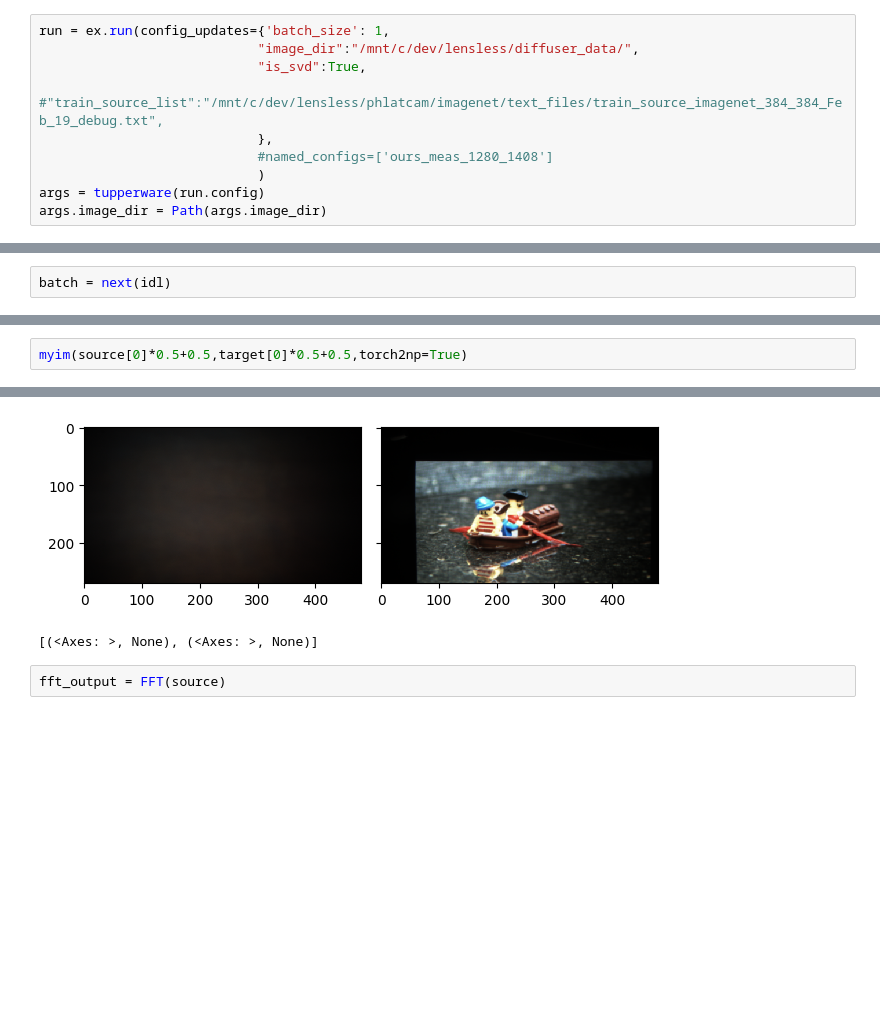
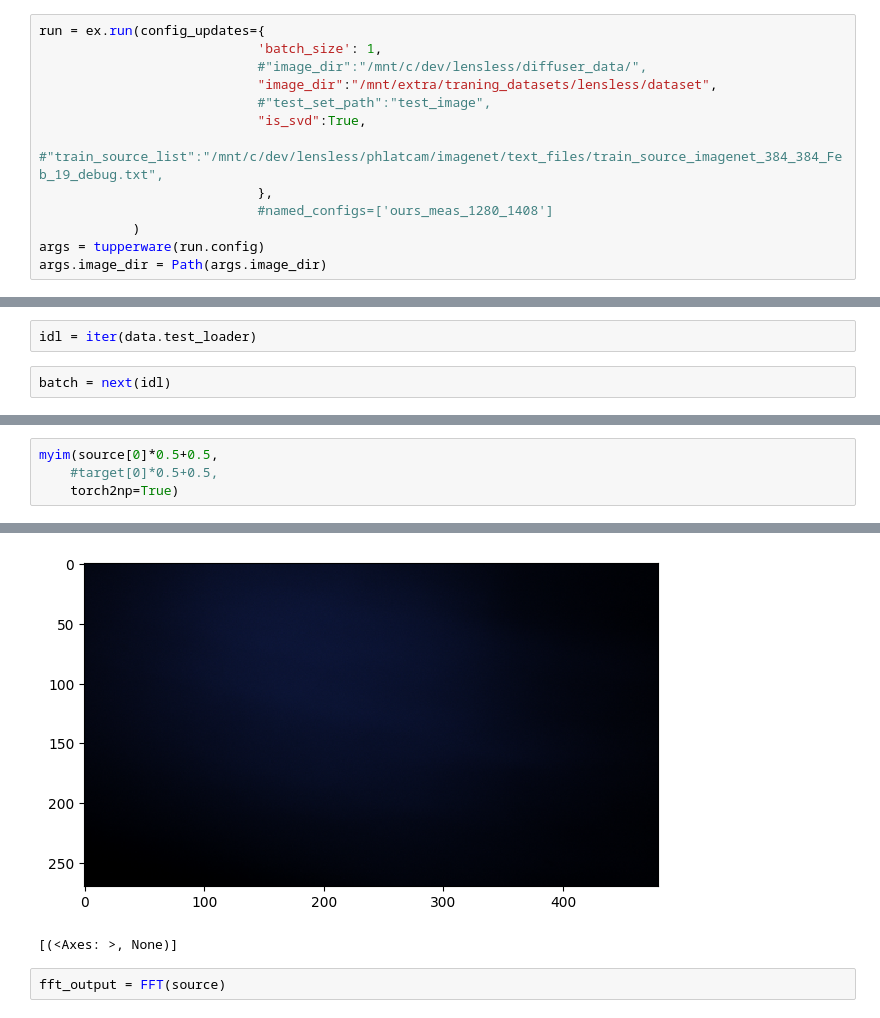
Before and after one commit to gevana/PhoCoLens, a Jupyter notebook: SVDeconv/test_weiner.ipynb, the cells around one changed output, grey strips where cells are left out. Drawn from its saved outputs; the diff is of its cells as text; blank space fills up the shorter version.

Commit message:
test weiner

```diff
--- a/SVDeconv/test_weiner.ipynb
+++ b/SVDeconv/test_weiner.ipynb
@@ -30,13 +30,16 @@ ex = initialise(ex)
 def notebook_main():
     pass
 # %%
-run = ex.run(config_updates={'batch_size': 1,
-                            "image_dir":"/mnt/c/dev/lensless/diffuser_data/",
+run = ex.run(config_updates={
+                            'batch_size': 1,
+                            #"image_dir":"/mnt/c/dev/lensless/diffuser_data/",
+                            "image_dir":"/mnt/extra/traning_datasets/lensless/dataset",
+                            #"test_set_path":"test_image",
                             "is_svd":True,
                             #"train_source_list":"/mnt/c/dev/lensless/phlatcam/imagenet/text_files/train_source_imagenet_384_384_Feb_19_debug.txt",
                             },
                             #named_configs=['ours_meas_1280_1408']
-                            )
+            )
 args = tupperware(run.config)
 args.image_dir = Path(args.image_dir)
 # %% [output]
@@ -70,6 +73,8 @@ myim(FFT.psf,colorbar=True,torch2np=True)
 [(<Axes: >, <Axes: >)]
 # %%
 idl = iter(data.train_loader)
+# %%
+idl = iter(data.test_loader)
 # %%
 batch = next(idl)
 # %%
@@ -81,3 +99,5 @@ source.shape,target.shape
 # %%
-myim(source[0]*0.5+0.5,target[0]*0.5+0.5,torch2np=True)
+myim(source[0]*0.5+0.5,
+    #target[0]*0.5+0.5,
+    torch2np=True)
 # %% [output]
@@ -84,5 +105,5 @@ myim(source[0]*0.5+0.5,target[0]*0.5+0.5,torch2np=True)
-[figure, old version]
+[figure, new version]
-[(<Axes: >, None), (<Axes: >, None)]
+[(<Axes: >, None)]
 # %%
 fft_output = FFT(source)
 # %%
```
Also changed, not shown: parts of 10 cells of this notebook.
